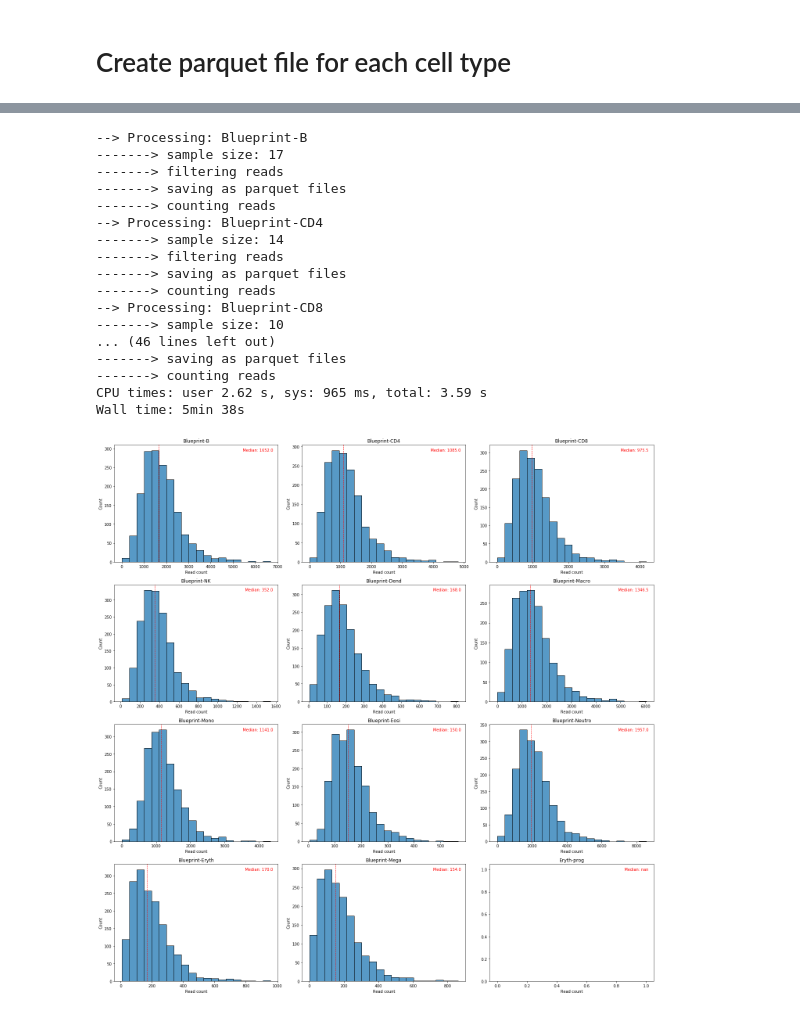
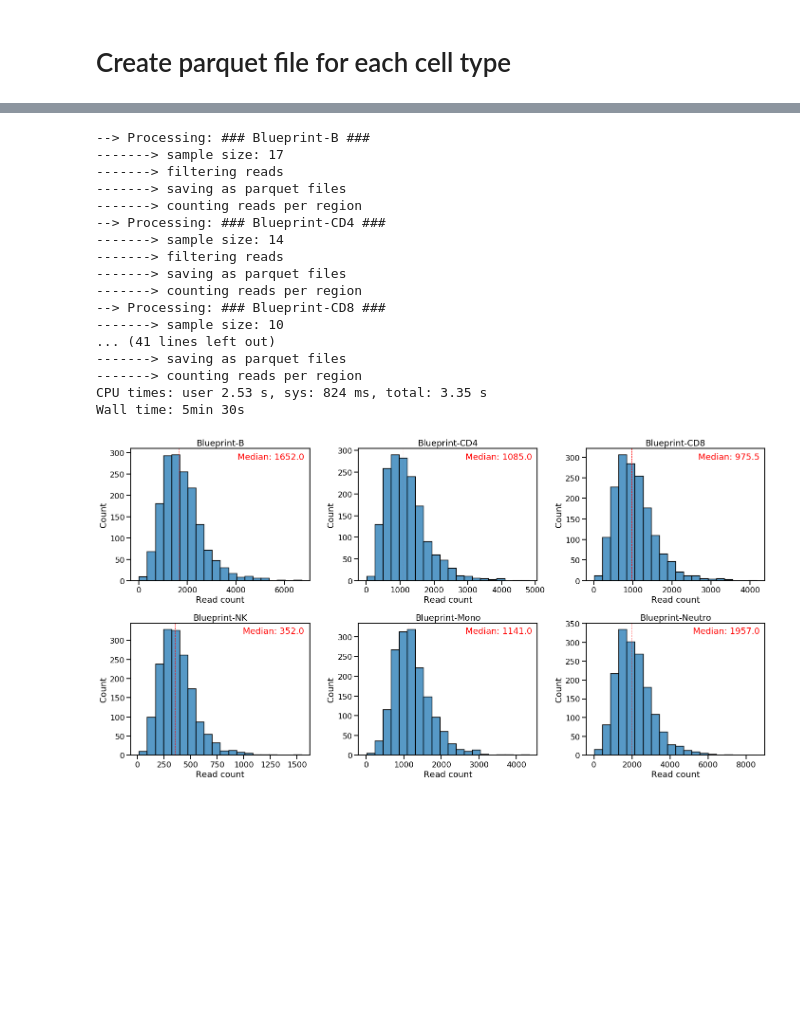
Before and after one commit to gh-msun/gh-msun, a Jupyter notebook: projects/2023_06_26_SRT_deconvolution_MS/notebooks/mixture/01_combine_subjects_by_celltype.ipynb, the cells around one changed output, grey strips where cells are left out. Cells and saved outputs as stored; diff of their text form; code cells hidden in the pictures; blank space fills up the shorter version.

```diff
--- a/projects/2023_06_26_SRT_deconvolution_MS/notebooks/mixture/01_combine_subjects_by_celltype.ipynb
+++ b/projects/2023_06_26_SRT_deconvolution_MS/notebooks/mixture/01_combine_subjects_by_celltype.ipynb
@@ -218,7 +229,7 @@ cellType = [
     'Blueprint-Neutro',
     'Blueprint-Eryth',
     'Blueprint-Mega',
-    'Eryth-prog'
+  #  'Eryth-prog'
 ]
 
 # get samples that fall under these cell types of interest
@@ -271,6 +281,10 @@ for celltype in cellType:
     print(f'-------> filtering reads')
     df_celltype = combined_df.filter((col('sample_id')).isin(samples_by_celltype))
 
+#     # explode rows by number_molecules (for random sampling in mixing)
+#     print(f'-------> exploding reads')
+#     df_celltype = df_celltype.withColumn('number_molecules', expr('explode(array_repeat(number_molecules,int(number_molecules)))'))
+
     # save parquet file
     print(f'-------> saving as parquet files')
     RESULT_PARQUET_PATH = RESULTS_PATH + 'collapsed_reads_' + celltype + '/'
@@ -283,53 +297,64 @@ for celltype in cellType:
     # append read count
     region_read_count.append(read_count_by_region)
 # %% [output]
---> Processing: Blueprint-B
+--> Processing: ### Blueprint-B ###
 -------> sample size: 17
 -------> filtering reads
 -------> saving as parquet files
--------> counting reads
---> Processing: Blueprint-CD4
+-------> counting reads per region
+--> Processing: ### Blueprint-CD4 ###
 -------> sample size: 14
 -------> filtering reads
 -------> saving as parquet files
--------> counting reads
---> Processing: Blueprint-CD8
+-------> counting reads per region
+--> Processing: ### Blueprint-CD8 ###
 -------> sample size: 10
-... (46 lines left out)
+... (41 lines left out)
 -------> saving as parquet files
--------> counting reads
-CPU times: user 2.62 s, sys: 965 ms, total: 3.59 s
-Wall time: 5min 38s
+-------> counting reads per region
+CPU times: user 2.53 s, sys: 824 ms, total: 3.35 s
+Wall time: 5min 30s
 # %%
+sns.set_context('talk')
+
+
+celltype_subset = ['Blueprint-B', 'Blueprint-CD4', 'Blueprint-CD8', 'Blueprint-NK', 'Blueprint-Mono', 'Blueprint-Neutro']
+
+matched_elements = [x for x in cellType if x in celltype_subset]
+matched_indexes = [i for i, x in enumerate(cellType) if x in celltype_subset]
+
+region_read_count_subset = [region_read_count[i] for i in matched_indexes]
+
+
 # Create a large figure
 fig = plt.figure(figsize=(20, 20))
 
 # Loop over the dataframes
-for i, (df, title) in enumerate(zip(region_read_count, cellType), start=1):
+for i, (df, title) in enumerate(zip(region_read_count_subset, matched_elements), start=1):
     # Create a subplot for each dataframe
     ax = fig.add_subplot(4, 3, i)
 
     # Plot the histogram of the 'count' column using seaborn
     sns.histplot(df['count'], bins=20, edgecolor='black', ax=ax)
 
     # Calculate the median
     median = df['count'].median()
 
     # Add a vertical line for the median
     ax.axvline(median, color='red', linestyle='dashed', linewidth=1)
 
     # Add text in the upper right corner
     ax.text(0.97, 0.97, f'Median: {median}', ha='right', va='top', transform=ax.transAxes, color='red')
 
     # Set the title from the titles list
     ax.set_title(title)
 
     # Set x-axis label
     ax.set_xlabel('Read count')
 
 # Add spacing between plots
 plt.tight_layout()
 # Display the plot
 plt.show()
 # %% [output]
-[figure, old version]
+[figure, new version]
```
Also changed, not shown: parts of 7 cells of this notebook, 4 other files.
